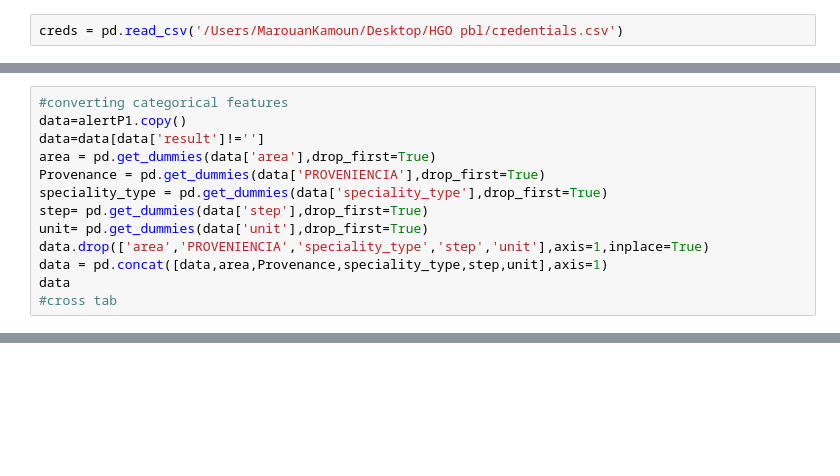
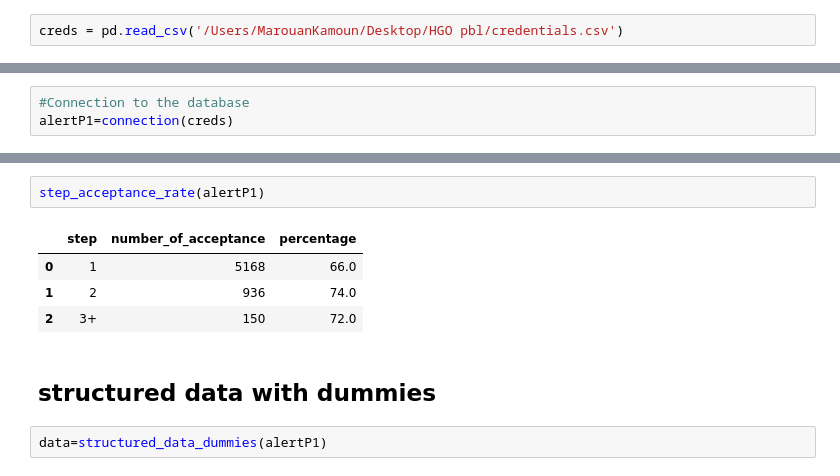
Before and after one commit to Data-Science-Knowledge-Center-Nova-SBE/PBL-HGO, a Jupyter notebook: modelling2.ipynb, the cells around one changed output, grey strips where cells are left out. Drawn from its saved outputs; the diff is of its cells as text; blank space fills up the shorter version.

```diff
--- a/modelling2.ipynb
+++ b/modelling2.ipynb
@@ -96,13 +16,0 @@ accepted
-# %%
-#converting categorical features
-data=alertP1.copy()
-data=data[data['result']!='']
-area = pd.get_dummies(data['area'],drop_first=True)
-Provenance = pd.get_dummies(data['PROVENIENCIA'],drop_first=True)
-speciality_type = pd.get_dummies(data['speciality_type'],drop_first=True)
-step= pd.get_dummies(data['step'],drop_first=True)
-unit= pd.get_dummies(data['unit'],drop_first=True)
-data.drop(['area','PROVENIENCIA','speciality_type','step','unit'],axis=1,inplace=True)
-data = pd.concat([data,area,Provenance,speciality_type,step,unit],axis=1)
-data
-#cross tab
@@ -232,0 +19,3 @@ Feature 9: 0.0
+# %%
+#Connection to the database
+alertP1=connection(creds)
@@ -232,0 +60,11 @@ Feature 9: 0.0
+# %%
+step_acceptance_rate(alertP1)
+# %% [output]
+|  | step | number_of_acceptance | percentage |
+| 0 | 1 | 5168 | 66.0 |
+| 1 | 2 | 936 | 74.0 |
+| 2 | 3+ | 150 | 72.0 |
+# %% [markdown]
+## structured data with dummies
+# %%
+data=structured_data_dummies(alertP1)
```
Also changed, not shown: parts of 24 cells of this notebook.
